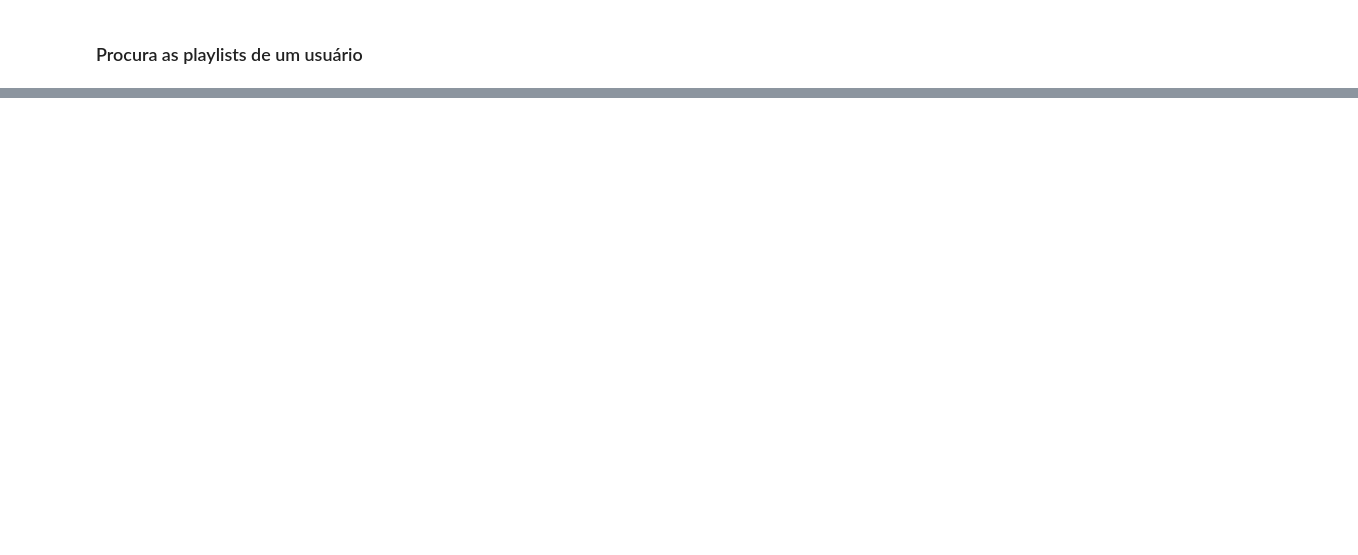
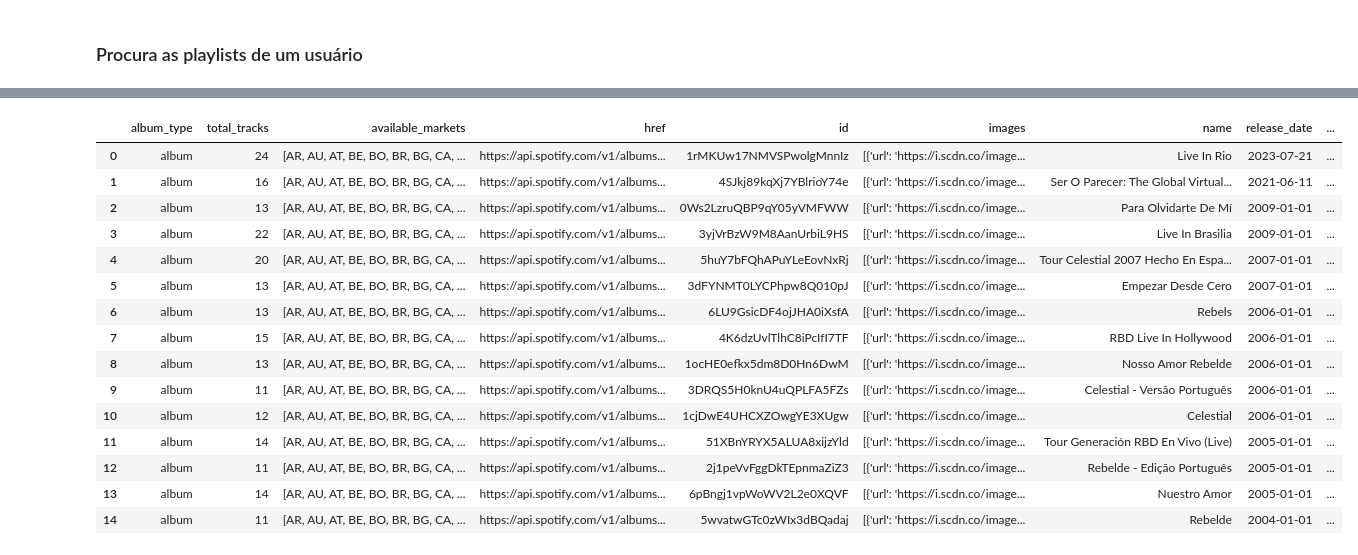
Before and after one commit to LindseyVA/Notas-LabExtracaoAnalise, a Jupyter notebook: spotify.ipynb, the cells around one changed output, grey strips where cells are left out. Drawn from its saved outputs; the diff is of its cells as text; code cells hidden in the pictures; blank space fills up the shorter version.

Commit message:
adicionando músicas em um dataframe no spotipy

```diff
--- a/spotify.ipynb
+++ b/spotify.ipynb
@@ -218,0 +290,4 @@ pd.json_normalize(playlists_mcp['items'])
+# %%
+results = sp.search(q='RBD', type='artist')
+results
+    #print(results['artists']['items'].index(i), i['name'])
@@ -218,0 +326,6 @@ pd.json_normalize(playlists_mcp['items'])
+# %%
+id_rbd = results['artists']['items'][0]['id']
+albums = sp.artist_albums(id_rbd, album_type='album')
+pd.json_normalize(albums['items'])
+for album in albums['items']:
+    print(f"{album['name']} - ({album['release_date']}) - {album['total_tracks']} músicas (ID: {album['id']})")
@@ -218,0 +348,4 @@ pd.json_normalize(playlists_mcp['items'])
+# %%
+albums = sp.artist_albums(id_rbd, album_type='album', offset=0, limit=50)
+for album in albums['items']:
+    print(f"{album['name']} - ({album['release_date']}) - {album['total_tracks']} músicas (ID: {album['id']})")
@@ -218,0 +368,19 @@ pd.json_normalize(playlists_mcp['items'])
+# %%
+pd.json_normalize(albums['items'])
+# %% [output]
+|  | album_type | total_tracks | available_markets | href | id | images | name | release_date | ... |
+| 0 | album | 24 | [AR, AU, AT, BE, BO, BR, BG, CA, ... | https://api.spotify.com/v1/albums... | 1rMKUw17NMVSPwolgMnnIz | [{'url': 'https://i.scdn.co/image... | Live In Rio | 2023-07-21 | ... |
+| 1 | album | 16 | [AR, AU, AT, BE, BO, BR, BG, CA, ... | https://api.spotify.com/v1/albums... | 4SJkj89kqXj7YBlrioY74e | [{'url': 'https://i.scdn.co/image... | Ser O Parecer: The Global Virtual... | 2021-06-11 | ... |
+| 2 | album | 13 | [AR, AU, AT, BE, BO, BR, BG, CA, ... | https://api.spotify.com/v1/albums... | 0Ws2LzruQBP9qY05yVMFWW | [{'url': 'https://i.scdn.co/image... | Para Olvidarte De Mí | 2009-01-01 | ... |
+| 3 | album | 22 | [AR, AU, AT, BE, BO, BR, BG, CA, ... | https://api.spotify.com/v1/albums... | 3yjVrBzW9M8AanUrbiL9HS | [{'url': 'https://i.scdn.co/image... | Live In Brasilia | 2009-01-01 | ... |
+| 4 | album | 20 | [AR, AU, AT, BE, BO, BR, BG, CA, ... | https://api.spotify.com/v1/albums... | 5huY7bFQhAPuYLeEovNxRj | [{'url': 'https://i.scdn.co/image... | Tour Celestial 2007 Hecho En Espa... | 2007-01-01 | ... |
+| 5 | album | 13 | [AR, AU, AT, BE, BO, BR, BG, CA, ... | https://api.spotify.com/v1/albums... | 3dFYNMT0LYCPhpw8Q010pJ | [{'url': 'https://i.scdn.co/image... | Empezar Desde Cero | 2007-01-01 | ... |
+| 6 | album | 13 | [AR, AU, AT, BE, BO, BR, BG, CA, ... | https://api.spotify.com/v1/albums... | 6LU9GsicDF4ojJHA0iXsfA | [{'url': 'https://i.scdn.co/image... | Rebels | 2006-01-01 | ... |
+| 7 | album | 15 | [AR, AU, AT, BE, BO, BR, BG, CA, ... | https://api.spotify.com/v1/albums... | 4K6dzUvlTlhC8iPcIfI7TF | [{'url': 'https://i.scdn.co/image... | RBD Live In Hollywood | 2006-01-01 | ... |
+| 8 | album | 13 | [AR, AU, AT, BE, BO, BR, BG, CA, ... | https://api.spotify.com/v1/albums... | 1ocHE0efkx5dm8D0Hn6DwM | [{'url': 'https://i.scdn.co/image... | Nosso Amor Rebelde | 2006-01-01 | ... |
+| 9 | album | 11 | [AR, AU, AT, BE, BO, BR, BG, CA, ... | https://api.spotify.com/v1/albums... | 3DRQS5H0knU4uQPLFA5FZs | [{'url': 'https://i.scdn.co/image... | Celestial - Versão Português | 2006-01-01 | ... |
+| 10 | album | 12 | [AR, AU, AT, BE, BO, BR, BG, CA, ... | https://api.spotify.com/v1/albums... | 1cjDwE4UHCXZOwgYE3XUgw | [{'url': 'https://i.scdn.co/image... | Celestial | 2006-01-01 | ... |
+| 11 | album | 14 | [AR, AU, AT, BE, BO, BR, BG, CA, ... | https://api.spotify.com/v1/albums... | 51XBnYRYX5ALUA8xijzYld | [{'url': 'https://i.scdn.co/image... | Tour Generación RBD En Vivo (Live) | 2005-01-01 | ... |
+| 12 | album | 11 | [AR, AU, AT, BE, BO, BR, BG, CA, ... | https://api.spotify.com/v1/albums... | 2j1peVvFggDkTEpnmaZiZ3 | [{'url': 'https://i.scdn.co/image... | Rebelde - Edição Português | 2005-01-01 | ... |
+| 13 | album | 14 | [AR, AU, AT, BE, BO, BR, BG, CA, ... | https://api.spotify.com/v1/albums... | 6pBngj1vpWoWV2L2e0XQVF | [{'url': 'https://i.scdn.co/image... | Nuestro Amor | 2005-01-01 | ... |
+| 14 | album | 11 | [AR, AU, AT, BE, BO, BR, BG, CA, ... | https://api.spotify.com/v1/albums... | 5wvatwGTc0zWIx3dBQadaj | [{'url': 'https://i.scdn.co/image... | Rebelde | 2004-01-01 | ... |
```
Also changed, not shown: parts of 16 cells of this notebook, 1 other file.
